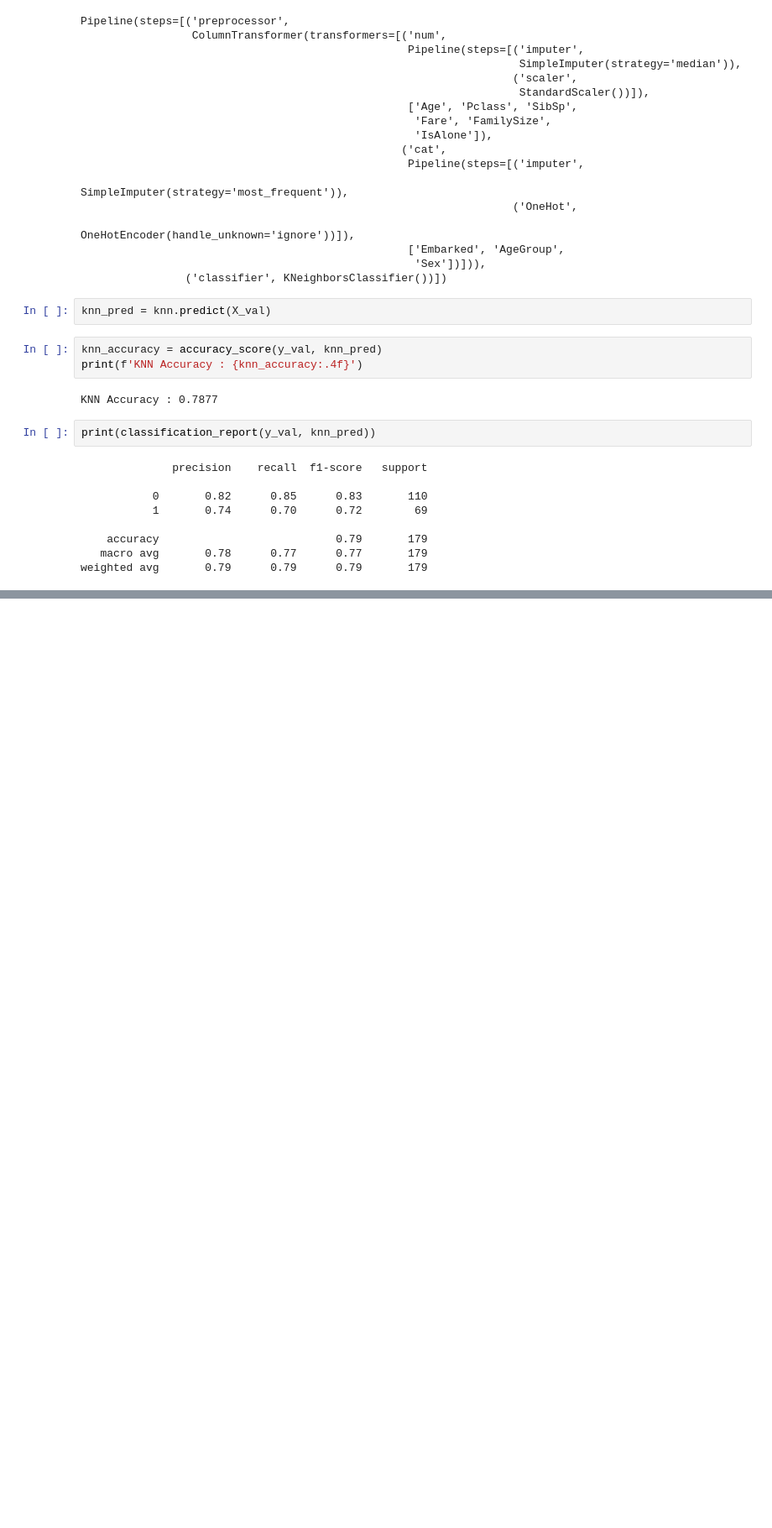
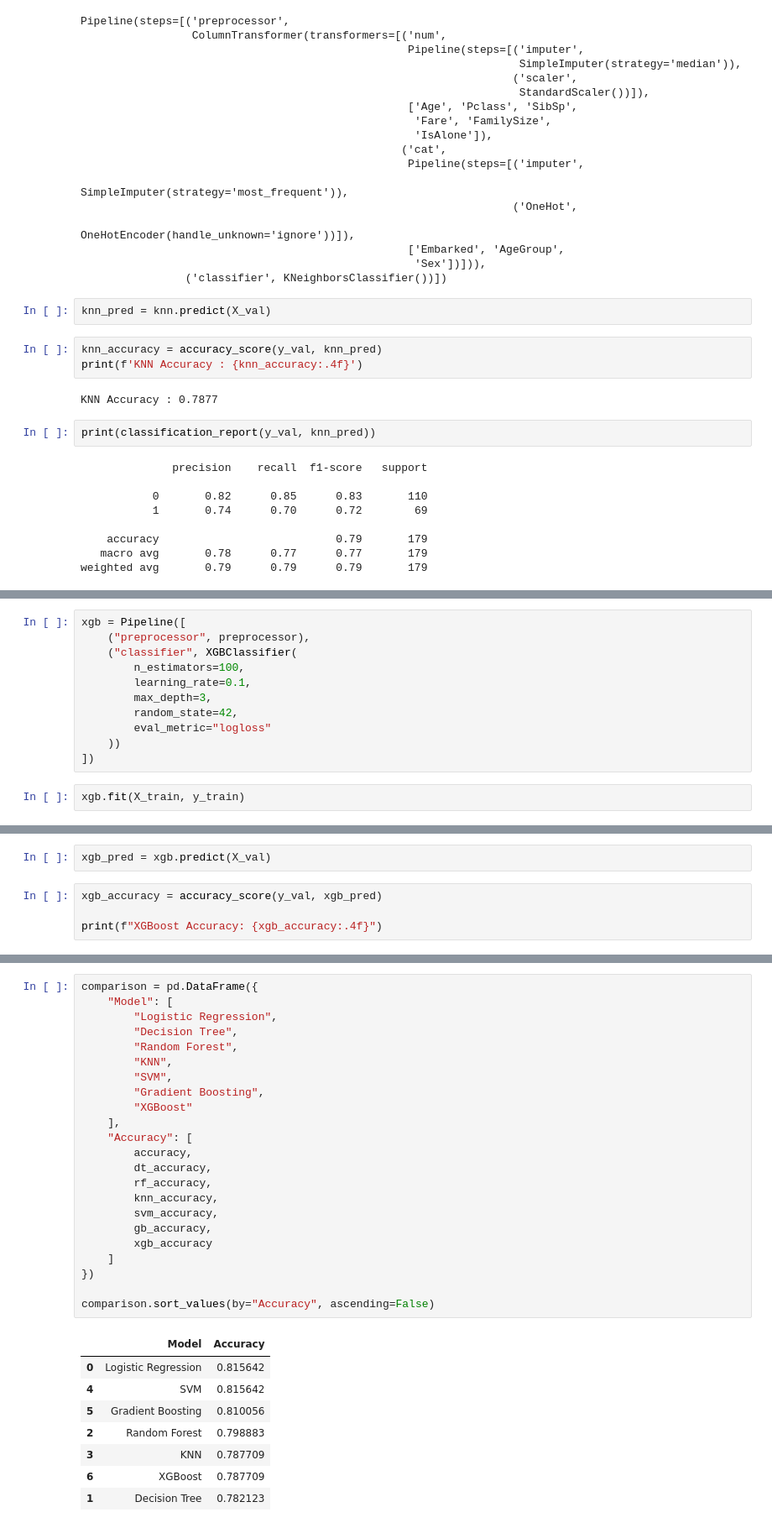
Before and after one commit to Rishabh-Devadiga/Data-Science-Lab, a Jupyter notebook: titanic_survival_prediction/TitanicSurvival.ipynb, the cells around one changed output, grey strips where cells are left out. Shown at 84% size. Drawn from its saved outputs; the diff is of its cells as text; blank space fills up the shorter version.

```diff
--- a/titanic_survival_prediction/TitanicSurvival.ipynb
+++ b/titanic_survival_prediction/TitanicSurvival.ipynb
@@ -778,0 +896,13 @@ weighted avg       0.79      0.79      0.79       179
+# %%
+xgb = Pipeline([
+    ("preprocessor", preprocessor),
+    ("classifier", XGBClassifier(
+        n_estimators=100,
+        learning_rate=0.1,
+        max_depth=3,
+        random_state=42,
+        eval_metric="logloss"
+    ))
+])
+# %%
+xgb.fit(X_train, y_train)
@@ -778,0 +927,6 @@ weighted avg       0.79      0.79      0.79       179
+# %%
+xgb_pred = xgb.predict(X_val)
+# %%
+xgb_accuracy = accuracy_score(y_val, xgb_pred)
+
+print(f"XGBoost Accuracy: {xgb_accuracy:.4f}")
@@ -778,0 +946,32 @@ weighted avg       0.79      0.79      0.79       179
+# %%
+comparison = pd.DataFrame({
+    "Model": [
+        "Logistic Regression",
+        "Decision Tree",
+        "Random Forest",
+        "KNN",
+        "SVM",
+        "Gradient Boosting",
+        "XGBoost"
+    ],
+    "Accuracy": [
+        accuracy,
+        dt_accuracy,
+        rf_accuracy,
+        knn_accuracy,
+        svm_accuracy,
+        gb_accuracy,
+        xgb_accuracy
+    ]
+})
+
+comparison.sort_values(by="Accuracy", ascending=False)
+# %% [output]
+|  | Model | Accuracy |
+| 0 | Logistic Regression | 0.815642 |
+| 4 | SVM | 0.815642 |
+| 5 | Gradient Boosting | 0.810056 |
+| 2 | Random Forest | 0.798883 |
+| 3 | KNN | 0.787709 |
+| 6 | XGBoost | 0.787709 |
+| 1 | Decision Tree | 0.782123 |
```
Also changed, not shown: parts of 22 cells of this notebook.
